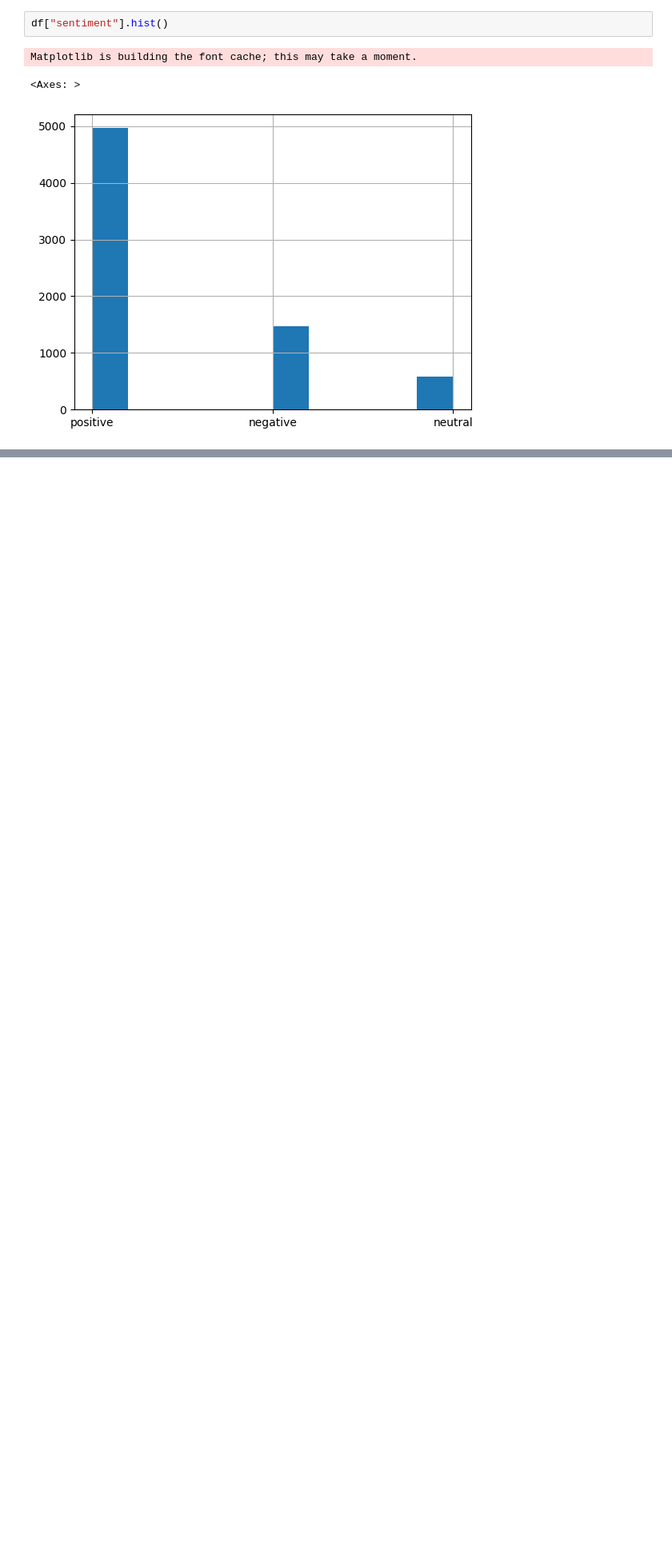
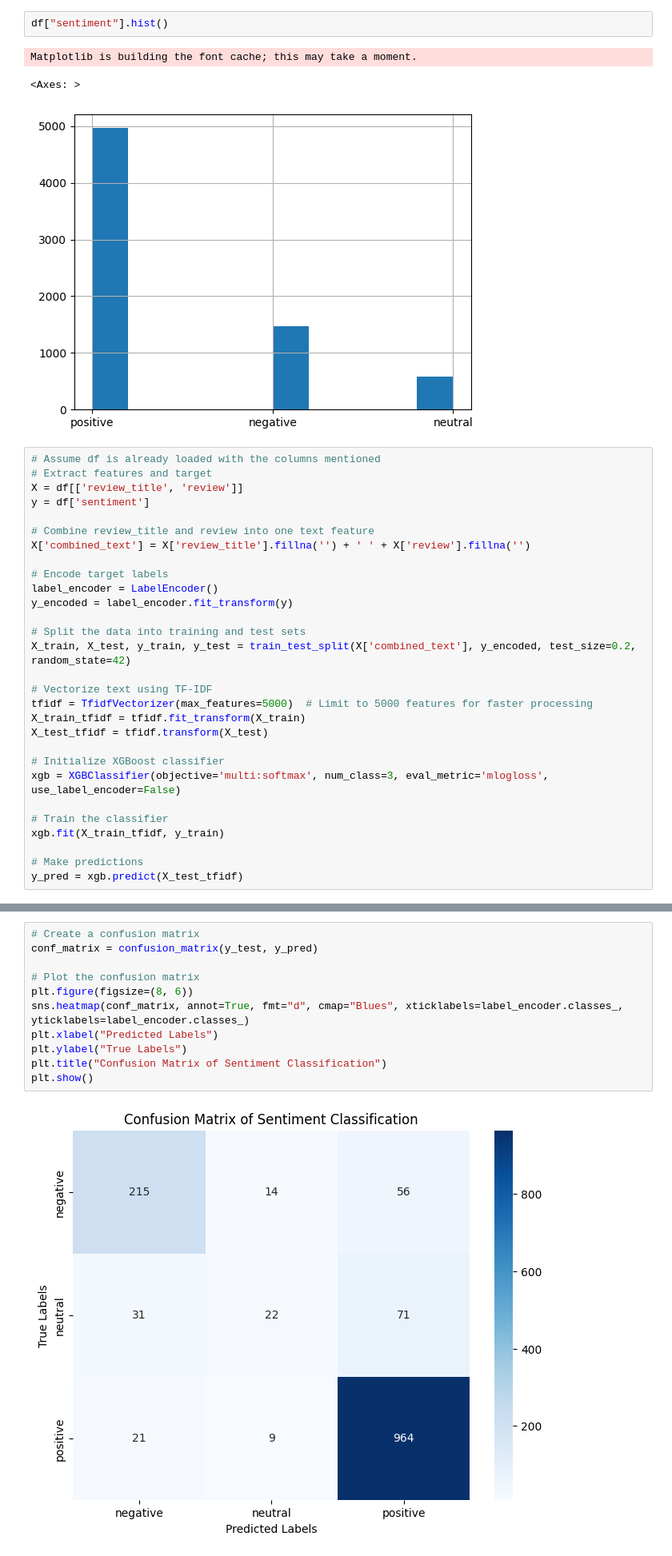
Before and after one commit to LucaNyckees/recommendation_system, a Jupyter notebook: notebooks/sentiment_classifiers.ipynb, the cells around one changed output, grey strips where cells are left out. Shown at 80% size. Drawn from its saved outputs; the diff is of its cells as text; blank space fills up the shorter version.

Commit message:
baseline in notebook, xgboost with no embedding before

```diff
--- a/notebooks/sentiment_classifiers.ipynb
+++ b/notebooks/sentiment_classifiers.ipynb
@@ -34,3 +40,32 @@ df["sentiment"].hist()
 Matplotlib is building the font cache; this may take a moment.
 <Axes: >
 [figure]
+# %%
+# Assume df is already loaded with the columns mentioned
+# Extract features and target
+X = df[['review_title', 'review']]
+y = df['sentiment']
+
+# Combine review_title and review into one text feature
+X['combined_text'] = X['review_title'].fillna('') + ' ' + X['review'].fillna('')
+
+# Encode target labels
+label_encoder = LabelEncoder()
+y_encoded = label_encoder.fit_transform(y)
+
+# Split the data into training and test sets
+X_train, X_test, y_train, y_test = train_test_split(X['combined_text'], y_encoded, test_size=0.2, random_state=42)
+
+# Vectorize text using TF-IDF
+tfidf = TfidfVectorizer(max_features=5000)  # Limit to 5000 features for faster processing
+X_train_tfidf = tfidf.fit_transform(X_train)
+X_test_tfidf = tfidf.transform(X_test)
+
+# Initialize XGBoost classifier
+xgb = XGBClassifier(objective='multi:softmax', num_class=3, eval_metric='mlogloss', use_label_encoder=False)
+
+# Train the classifier
+xgb.fit(X_train_tfidf, y_train)
+
+# Make predictions
+y_pred = xgb.predict(X_test_tfidf)
@@ -36,0 +85,13 @@ Matplotlib is building the font cache; this may take a moment.
+# %%
+# Create a confusion matrix
+conf_matrix = confusion_matrix(y_test, y_pred)
+
+# Plot the confusion matrix
+plt.figure(figsize=(8, 6))
+sns.heatmap(conf_matrix, annot=True, fmt="d", cmap="Blues", xticklabels=label_encoder.classes_, yticklabels=label_encoder.classes_)
+plt.xlabel("Predicted Labels")
+plt.ylabel("True Labels")
+plt.title("Confusion Matrix of Sentiment Classification")
+plt.show()
+# %% [output]
+[figure, added]
```
Also changed, not shown: parts of 5 cells of this notebook.
